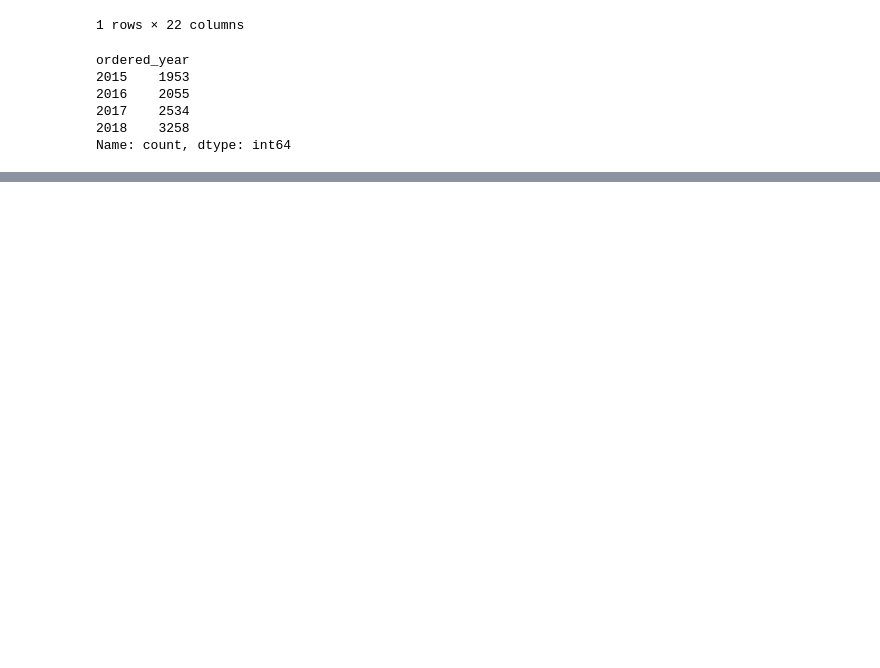
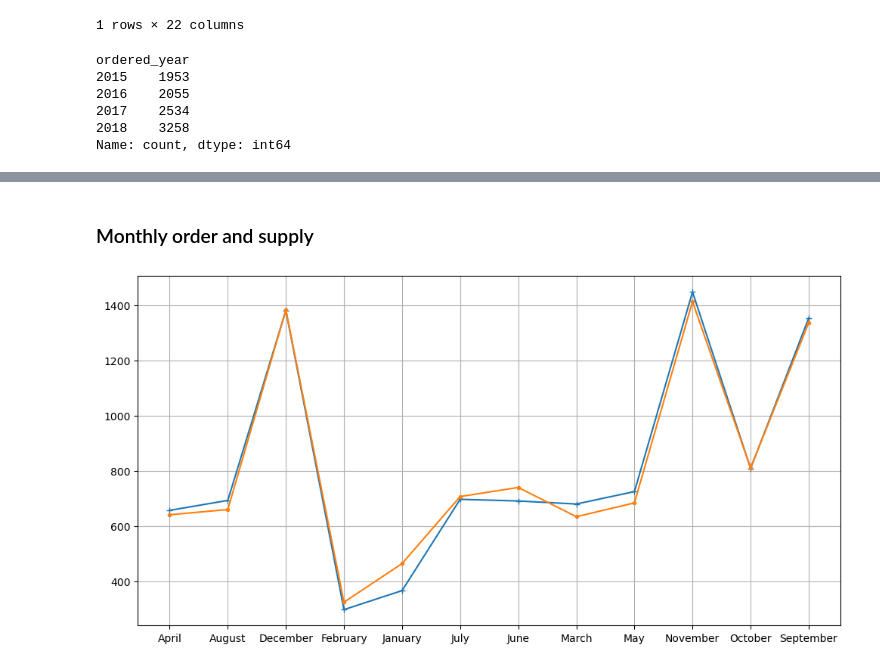
Before and after one commit to khagendrad/sales-analysis, a Jupyter notebook: salesAnalysis.ipynb, the cells around one changed output, grey strips where cells are left out. Drawn from its saved outputs; the diff is of its cells as text; code cells hidden in the pictures; blank space fills up the shorter version.

```diff
--- a/salesAnalysis.ipynb
+++ b/salesAnalysis.ipynb
@@ -304 +305,5 @@ shipped_year
 Name: count, dtype: int64
+# %%
+# finding monthwise order and shipment
+monthly_order=sales_data.groupby('Ordered_month')['Ordered_month'].value_counts().sort_values(ascending=False)
+monthly_order
@@ -304,0 +325,3 @@ Name: count, dtype: int64
+# %%
+monthly_supply=sales_data.groupby('shipped_month')['shipped_month'].value_counts().sort_values(ascending=False)
+monthly_supply
@@ -304,0 +353,10 @@ Name: count, dtype: int64
+# %% [markdown]
+### Monthly order and supply
+# %%
+plt.figure(figsize=(12,6))
+plt.plot(monthly_order.sort_index().index, monthly_order.sort_index().values, marker='+')
+plt.plot(monthly_supply.sort_index().index, monthly_supply.sort_index().values, marker='.')
+plt.grid()
+plt.show()
+# %% [output]
+[figure, added]
```
Also changed, not shown: parts of 12 cells of this notebook.
